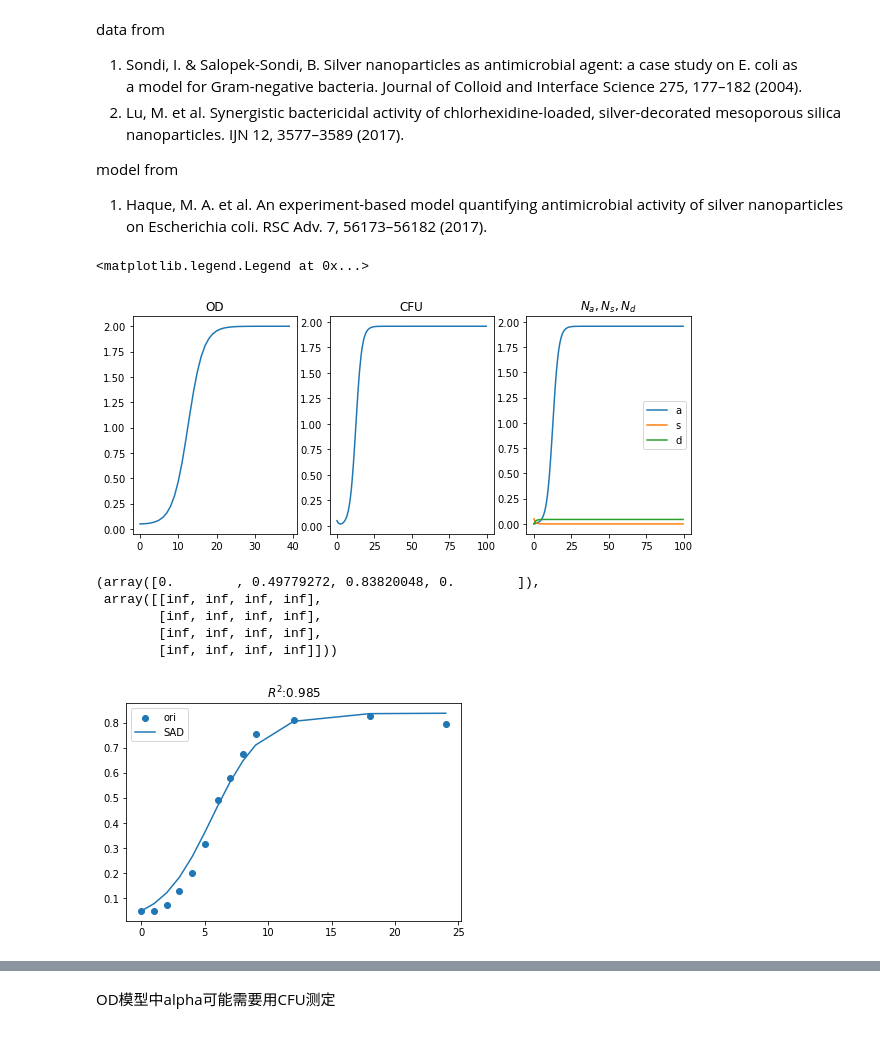
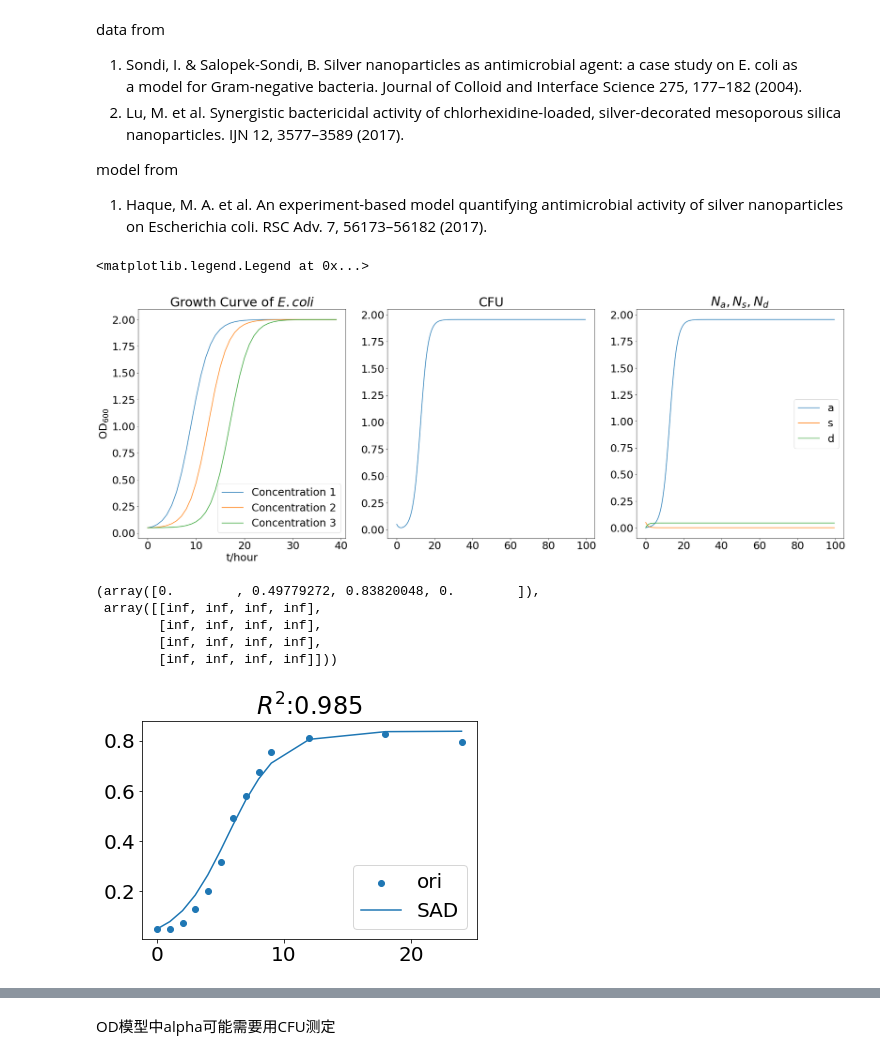
Before and after one commit to yyngfive/model-igem, a Jupyter notebook: AgNP-SAD-model.ipynb, the cells around one changed output, grey strips where cells are left out. Cells and saved outputs as stored; diff of their text form; code cells hidden in the pictures.

```diff
--- a/AgNP-SAD-model.ipynb
+++ b/AgNP-SAD-model.ipynb
@@ -35,32 +35,40 @@ def fit_CFU(t,beta,k0,A,alpha):
 # %%
 # 文献验证
 Na0,Ns0,Nd0 = (0,0.05,0)
 alpha = 0.77
 beta = 1e-1
 A = 2.0
 k0 = 0.5
+plt.rcParams.update({'font.size': 25})
 t = np.arange(0,40,1)
 t2 = np.arange(0,100,0.5)
-fitted = fit_model_SAD(t,beta,k0,A,alpha)
-od = np.sum(fitted,axis=1)
+plt.rcParams.update({'font.size': 25})
 CFU = fit_CFU(t2,beta,k0,A,alpha)
-plt.figure(figsize=(10,4))
+plt.figure(figsize=(30,10))
 plt.subplot(131)
-plt.title('OD')
-plt.plot(t,od)
+plt.title('Growth Curve of $\it{E. coli}$')
+for i,b in enumerate([1,1e-1,1e-2]):
+    fitted = fit_model_SAD(t,b,k0,A,alpha)
+    od = np.sum(fitted,axis=1)
+    plt.plot(t,od,label = 'Concentration '+str(i+1))
+plt.xlabel('t/hour')
+plt.ylabel('$\mathrm{OD}_{600}$')
+plt.legend()
 plt.subplot(132)
 plt.title('CFU')
 plt.plot(t2,CFU)
 plt.subplot(133)
 plt.title('$N_a,N_s,N_d$')
 fitted = fit_model_SAD(t2,beta,k0,A,alpha)
 plt.plot(t2,fitted[:,0],label = 'a')
 plt.plot(t2,fitted[:,1],label = 's')
 plt.plot(t2,fitted[:,2],label = 'd')
+
+
 plt.legend()
 # %% [output]
 <matplotlib.legend.Legend at 0x...>
-[figure, old version]
+[figure, new version]
 # %%
 def R_squared(Y,Y_fitted):
     mean = np.mean(Y)
@@ -86,6 +94,6 @@ popt,pcov
         [inf, inf, inf, inf],
         [inf, inf, inf, inf],
         [inf, inf, inf, inf]]))
-[figure, old version]
+[figure, new version]
 # %%
 #寻找beta，alpha
```
Also changed, not shown: parts of 17 cells of this notebook, 2 other files.
